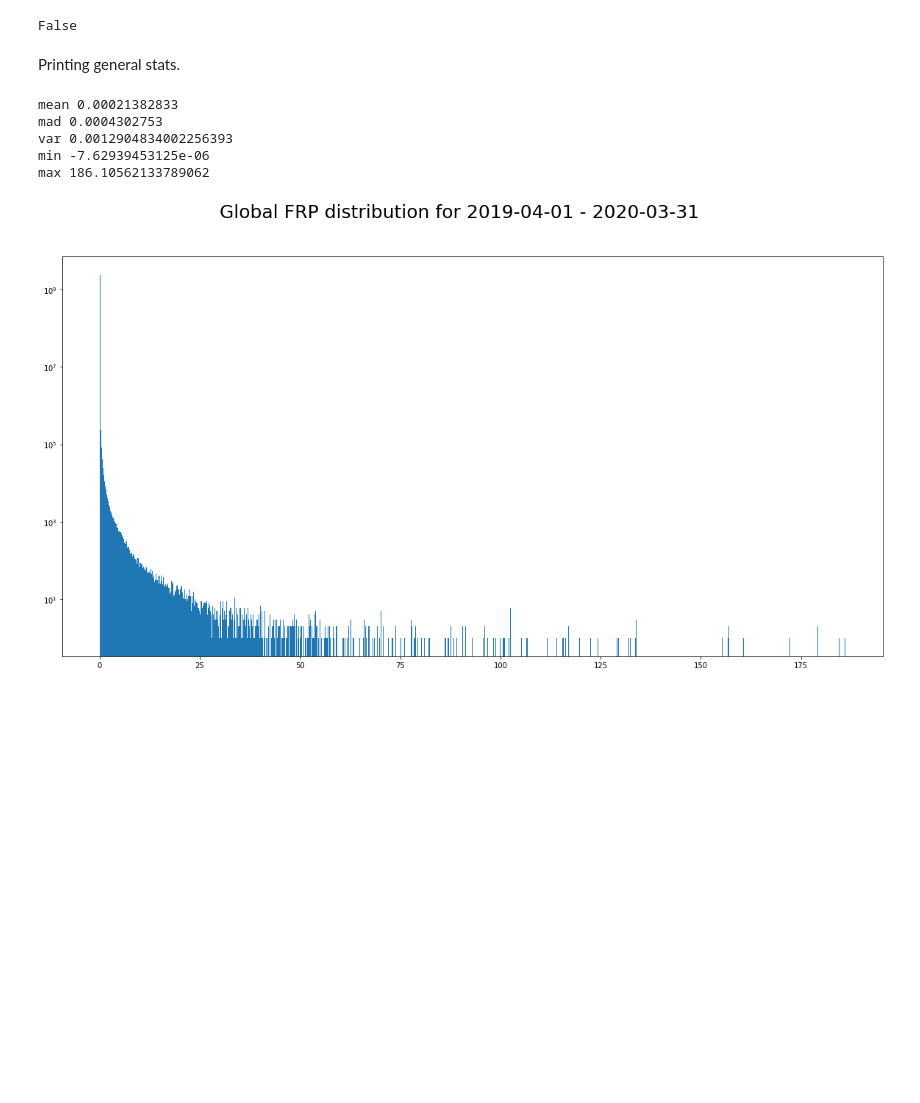
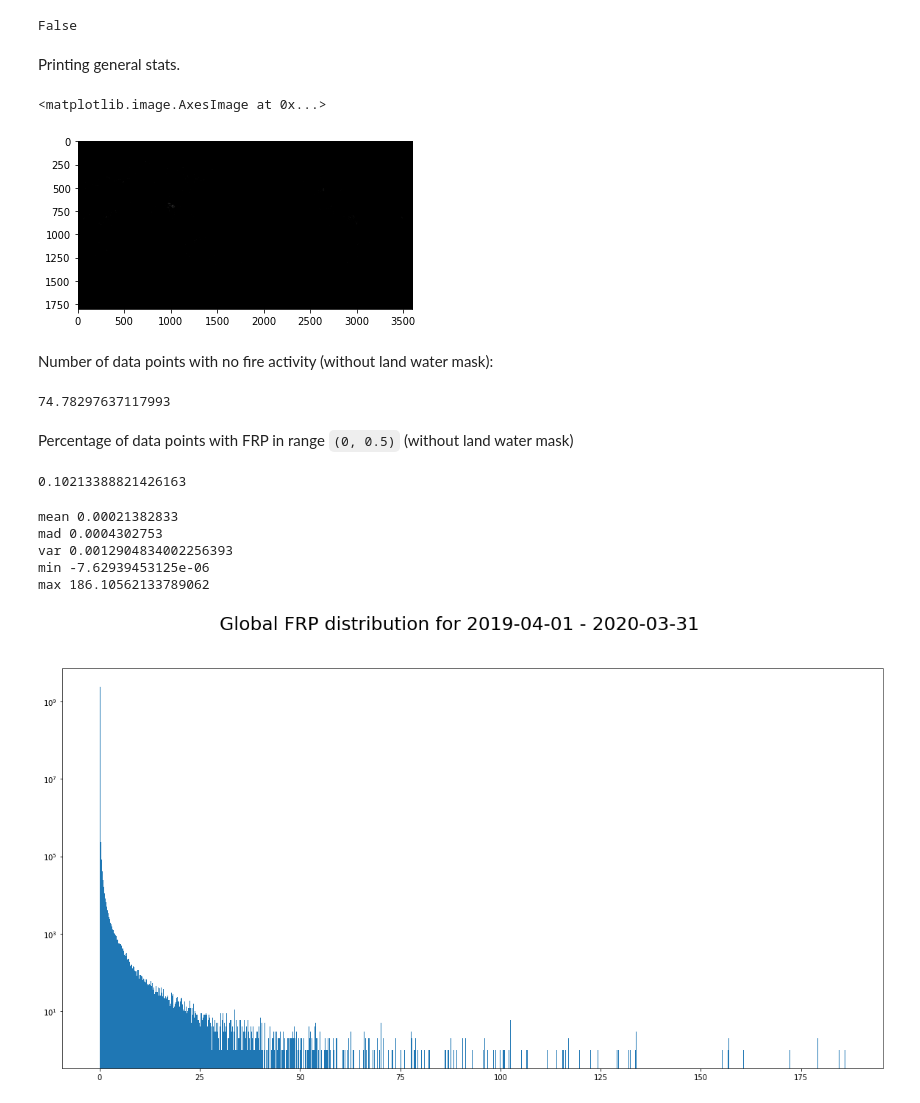
Before and after one commit to tejasvi/deepFWI, a Jupyter notebook: data/gfas_frp.ipynb, the cells around one changed output. Drawn from its saved outputs; the diff is of its cells as text; code cells hidden in the pictures; blank space fills up the shorter version.

```diff
--- a/data/gfas_frp.ipynb
+++ b/data/gfas_frp.ipynb
@@ -136,6 +136,23 @@ def stats(x):
     print('var', x.var())
     print('min', x.min())
     print('max', x.max())
+# %%
+plt.imshow((proc.frpfire.values[0]>0), cmap='gray')
+# %% [output]
+<matplotlib.image.AxesImage at 0x...>
+[figure, added]
+# %% [markdown]
+Number of data points with no fire activity (without land water mask):
+# %%
+(proc.frpfire.values==0).sum()/proc.frpfire.values.size*100
+# %% [output]
+74.78297637117993
+# %% [markdown]
+Percentage of data points with FRP in range `(0, 0.5)` (without land water mask)
+# %%
+((proc.frpfire.values>0)&(proc.frpfire.values<0.5)).sum()/proc.frpfire.values.size*100
+# %% [output]
+0.10213388821426163
 # %%
 stats(proc.frpfire.values)
 # %% [output]
```
Also changed, not shown: parts of 38 cells of this notebook.
